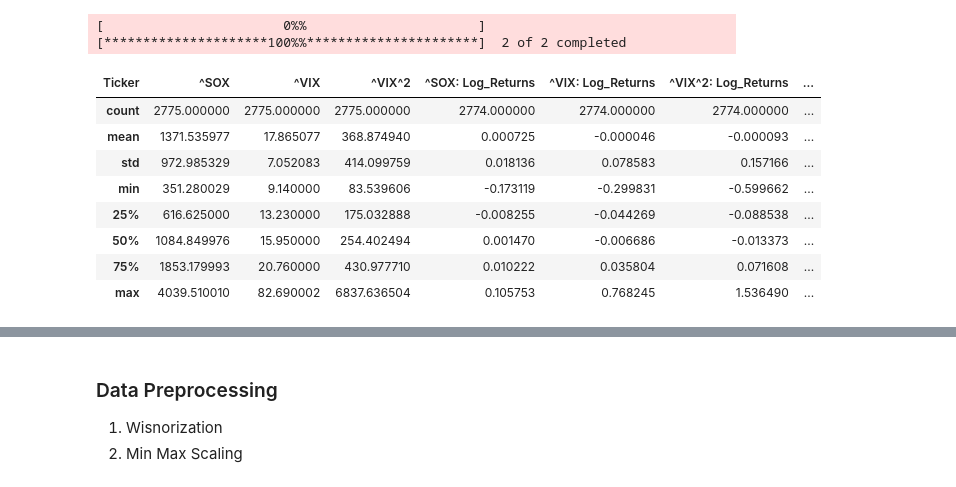
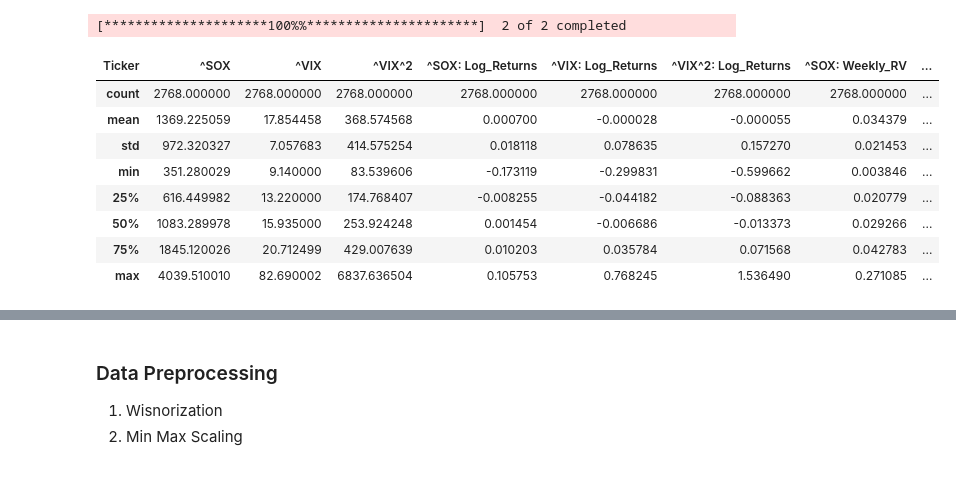
Before and after one commit to gjm826f8/NUS-FT5005-Project, a Jupyter notebook: Model.ipynb, the cells around one changed output, grey strips where cells are left out. Drawn from its saved outputs; the diff is of its cells as text; code cells hidden in the pictures.

```diff
--- a/Model.ipynb
+++ b/Model.ipynb
@@ -9,32 +9,33 @@ import sklearn as sk
 from sklearn.model_selection import TimeSeriesSplit
 # %%
 # Download the data from Yahoo Finance (^SOX and ^VIX)
-start_date='2011-12-30'
+start_date='2011-12-23'
 end_date='2023-01-11'
 
 data = yf.download('^SOX ^VIX', start=start_date, end=end_date, interval='1d')['Adj Close']
 data.index = pd.to_datetime(data.index)
 data['^VIX^2'] = data['^VIX'].pow(2)
 
 # Calculate the log returns
 data['^SOX: Log_Returns'] = np.log(data['^SOX'].pct_change() + 1)
 data['^VIX: Log_Returns'] = np.log(data['^VIX'].pct_change() + 1)
 data['^VIX^2: Log_Returns'] = np.log(data['^VIX^2'].pct_change() + 1)
 
+data['^SOX: Weekly_RV'] = np.sqrt((data['^SOX: Log_Returns']**2).rolling(5).sum())
 data['^SOX: Next_Weekly_RV'] = np.sqrt((data['^SOX: Log_Returns']**2).rolling(5).sum()).shift(-6)
 data = data.dropna()
 data.describe()
 # %% [output]
-[                       0%%                      ][*********************100%%**********************]  2 of 2 completed
+[*********************100%%**********************]  2 of 2 completed
-| Ticker | ^SOX | ^VIX | ^VIX^2 | ^SOX: Log_Returns | ^VIX: Log_Returns | ^VIX^2: Log_Returns | ... |
-| count | 2775.000000 | 2775.000000 | 2775.000000 | 2774.000000 | 2774.000000 | 2774.000000 | ... |
-| mean | 1371.535977 | 17.865077 | 368.874940 | 0.000725 | -0.000046 | -0.000093 | ... |
-| std | 972.985329 | 7.052083 | 414.099759 | 0.018136 | 0.078583 | 0.157166 | ... |
-| min | 351.280029 | 9.140000 | 83.539606 | -0.173119 | -0.299831 | -0.599662 | ... |
-| 25% | 616.625000 | 13.230000 | 175.032888 | -0.008255 | -0.044269 | -0.088538 | ... |
-| 50% | 1084.849976 | 15.950000 | 254.402494 | 0.001470 | -0.006686 | -0.013373 | ... |
-| 75% | 1853.179993 | 20.760000 | 430.977710 | 0.010222 | 0.035804 | 0.071608 | ... |
-| max | 4039.510010 | 82.690002 | 6837.636504 | 0.105753 | 0.768245 | 1.536490 | ... |
+| Ticker | ^SOX | ^VIX | ^VIX^2 | ^SOX: Log_Returns | ^VIX: Log_Returns | ^VIX^2: Log_Returns | ^SOX: Weekly_RV | ... |
+| count | 2768.000000 | 2768.000000 | 2768.000000 | 2768.000000 | 2768.000000 | 2768.000000 | 2768.000000 | ... |
+| mean | 1369.225059 | 17.854458 | 368.574568 | 0.000700 | -0.000028 | -0.000055 | 0.034379 | ... |
+| std | 972.320327 | 7.057683 | 414.575254 | 0.018118 | 0.078635 | 0.157270 | 0.021453 | ... |
+| min | 351.280029 | 9.140000 | 83.539606 | -0.173119 | -0.299831 | -0.599662 | 0.003846 | ... |
+| 25% | 616.449982 | 13.220000 | 174.768407 | -0.008255 | -0.044182 | -0.088363 | 0.020779 | ... |
+| 50% | 1083.289978 | 15.935000 | 253.924248 | 0.001454 | -0.006686 | -0.013373 | 0.029266 | ... |
+| 75% | 1845.120026 | 20.712499 | 429.007639 | 0.010203 | 0.035784 | 0.071568 | 0.042783 | ... |
+| max | 4039.510010 | 82.690002 | 6837.636504 | 0.105753 | 0.768245 | 1.536490 | 0.271085 | ... |
 # %%
 data.head(10)
 # %% [output]
```
Also changed, not shown: parts of 36 cells of this notebook.
